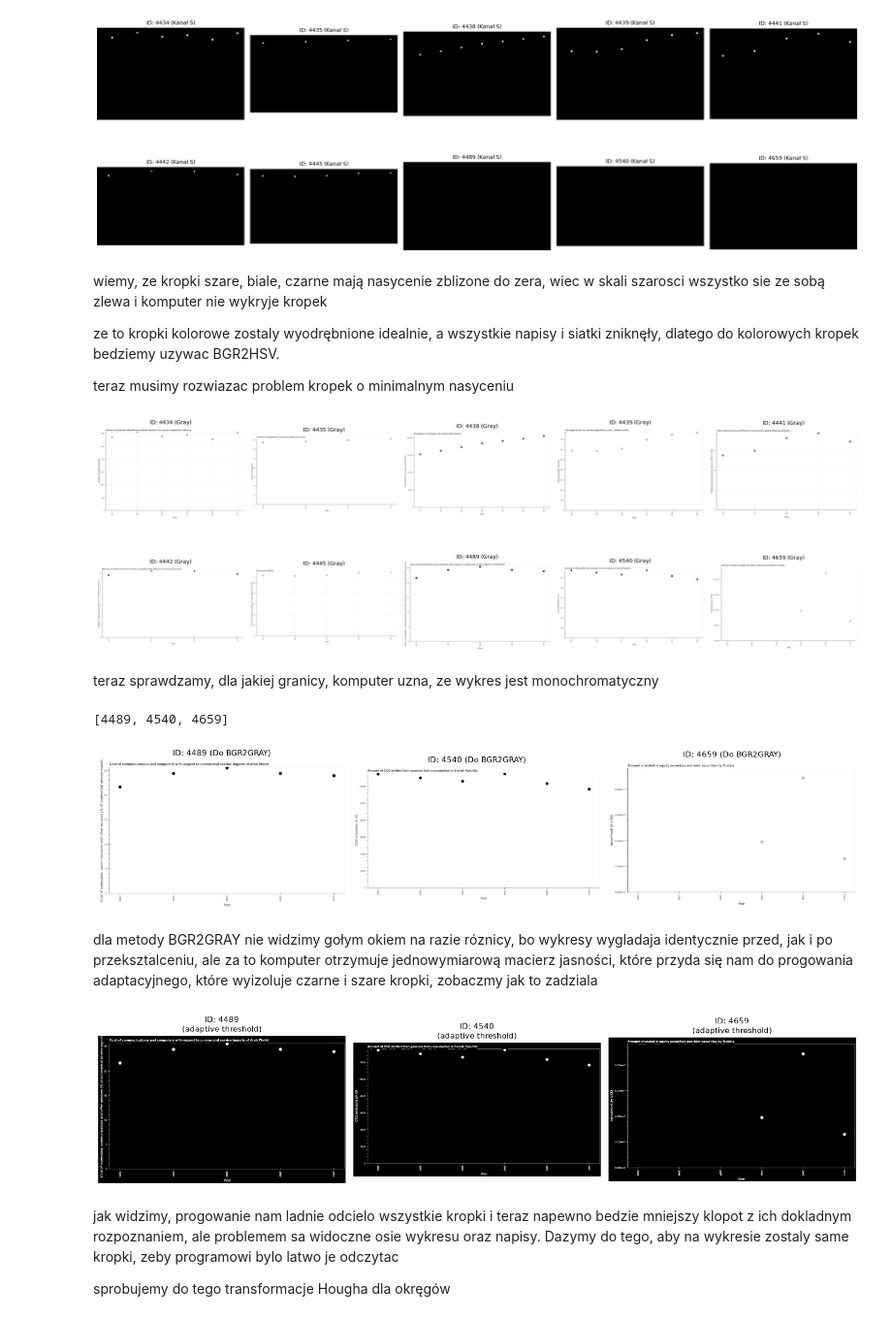
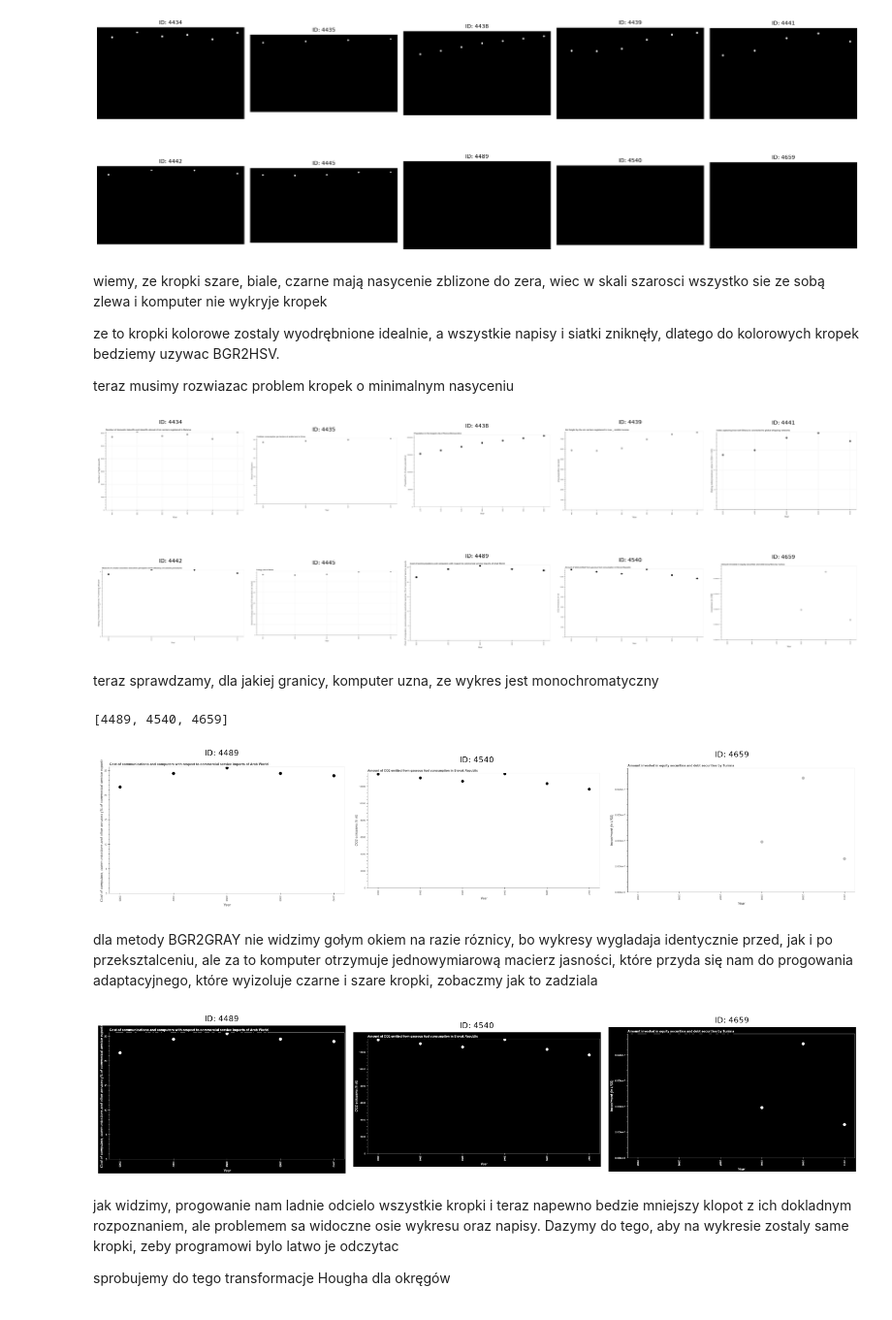
Before and after one commit to amelialiszka/plot-vision-digitizer, a Jupyter notebook: notebooks/01_detector_experiments.ipynb, the cells around one changed output. Shown at 97% size. Drawn from its saved outputs; the diff is of its cells as text; code cells hidden in the pictures.

```diff
--- a/notebooks/01_detector_experiments.ipynb
+++ b/notebooks/01_detector_experiments.ipynb
@@ -29,7 +28,7 @@ for i, dev_id in enumerate(dev_ids):
         saturation_channel = hsv[:, :, 1]
 
         ax.imshow(saturation_channel, cmap="gray")
-        ax.set_title(f"ID: {dev_id} (Kanał S)", fontsize=10)
+        ax.set_title(f"ID: {dev_id}", fontsize=10)
     else:
         ax.text(0.5, 0.5, "Brak", ha="center", va="center")
 
@@ -41,7 +40,7 @@ for j in range(len(dev_ids), len(axes)):
 plt.tight_layout()
 plt.show()
 # %% [output]
-[figure, old version]
+[figure, new version]
 # %% [markdown]
 wiemy, ze kropki szare, biale, czarne mają nasycenie zblizone do zera, wiec w skali szarosci wszystko sie ze sobą zlewa i komputer nie wykryje kropek
 
@@ -61,7 +60,7 @@ for i, dev_id in enumerate(dev_ids):
         gray_img = cv2.cvtColor(img, cv2.COLOR_BGR2GRAY)
 
         ax.imshow(gray_img, cmap="gray")
-        ax.set_title(f"ID: {dev_id} (Gray)", fontsize=10)
+        ax.set_title(f"ID: {dev_id}", fontsize=10)
     else:
         ax.text(0.5, 0.5, "Brak", ha="center", va="center")
 
@@ -73,7 +72,7 @@ for j in range(len(dev_ids), len(axes)):
 plt.tight_layout()
 plt.show()
 # %% [output]
-[figure, old version]
+[figure, new version]
 # %% [markdown]
 teraz sprawdzamy, dla jakiej granicy, komputer uzna, ze wykres jest monochromatyczny
 # %%
@@ -94,44 +93,44 @@ fig, axes = plt.subplots(1, len(mono_ids), figsize=(15, 5))
 for ax, dev_id in zip(axes, mono_ids):
     gray = cv2.cvtColor(dev_images[dev_id], cv2.COLOR_BGR2GRAY)
     ax.imshow(gray, cmap="gray")
-    ax.set_title(f"ID: {dev_id} (Do BGR2GRAY)", fontsize=11)
+    ax.set_title(f"ID: {dev_id}", fontsize=11)
     ax.axis("off")
 
 plt.tight_layout()
 plt.show()
 # %% [output]
 [4489, 4540, 4659]
-[figure, old version]
+[figure, new version]
 # %% [markdown]
 dla metody BGR2GRAY nie widzimy gołym okiem na razie róznicy, bo wykresy wygladaja identycznie przed, jak i po przeksztalceniu, ale za to komputer otrzymuje jednowymiarową macierz jasności, które przyda się nam do progowania adaptacyjnego, które wyizoluje czarne i szare kropki, zobaczmy jak to zadziala
 # %%
 fig, axes = plt.subplots(1, len(mono_ids), figsize=(15, 5))
 
 if len(mono_ids) == 1:
     axes = [axes]
 
 for ax, dev_id in zip(axes, mono_ids):
     img = dev_images[dev_id]
 
     gray = cv2.cvtColor(img, cv2.COLOR_BGR2GRAY)
 
     thresh = cv2.adaptiveThreshold(
         gray,
         255,
         cv2.ADAPTIVE_THRESH_GAUSSIAN_C,
         cv2.THRESH_BINARY_INV,
         blockSize=25,
         C=12
     )
 
     ax.imshow(thresh, cmap='gray')
-    ax.set_title(f"ID: {dev_id}\n(adaptive threshold)", fontsize=11)
+    ax.set_title(f"ID: {dev_id}", fontsize=11)
     ax.axis("off")
 
 plt.tight_layout()
 plt.show()
 # %% [output]
-[figure, old version]
+[figure, new version]
 # %% [markdown]
 jak widzimy, progowanie nam ladnie odcielo wszystkie kropki i teraz napewno bedzie mniejszy klopot z ich dokladnym rozpoznaniem, ale problemem sa widoczne osie wykresu oraz napisy. Dazymy do tego, aby na wykresie zostaly same kropki, zeby programowi bylo latwo je odczytac
 
```
Also changed, not shown: parts of 5 cells of this notebook, 2 other files.
